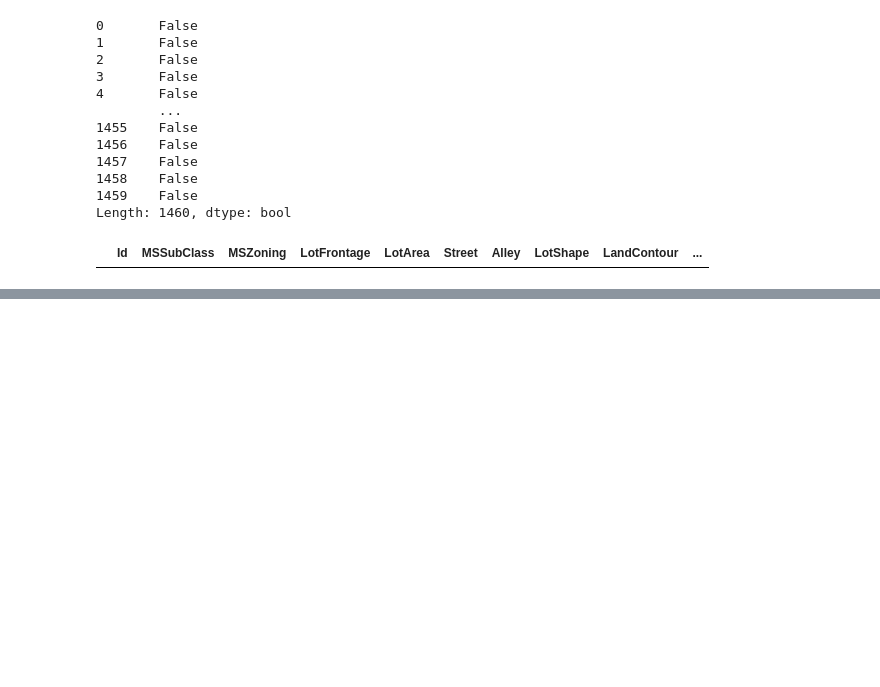
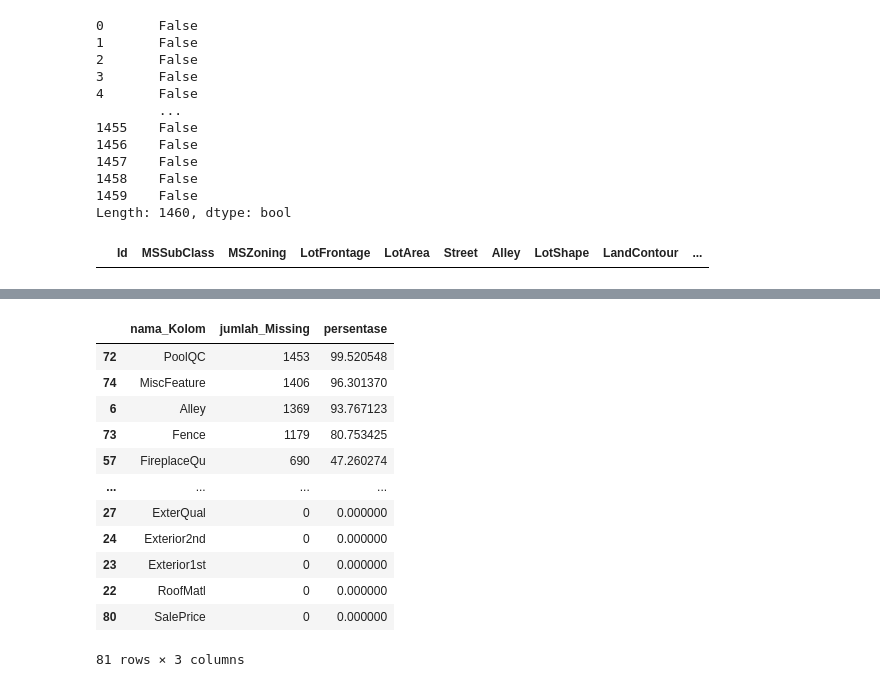
Before and after one commit to universeinme/Journal, a Jupyter notebook: python/hp-rat/processor.ipynb, the cells around one changed output, grey strips where cells are left out. Cells and saved outputs as stored; diff of their text form; code cells hidden in the pictures; blank space fills up the shorter version.

```diff
--- a/python/hp-rat/processor.ipynb
+++ b/python/hp-rat/processor.ipynb
@@ -66,0 +154,29 @@ df[df.duplicated()]
+# %%
+# 2. Membuat fungsi missing untuk mensortir missing values sebuah kolom agar mudah dibaca
+
+def cek_missing(df):
+    sum_nan = df.isna().sum().reset_index()
+    # rename nama kolom
+    sum_nan.columns = ['nama_Kolom', 'jumlah_Missing']
+    # membuat kolom persentase
+    sum_nan["persentase"] = sum_nan.jumlah_Missing/len(df)*100
+    return sum_nan.sort_values("persentase", ascending = False)
+missing = cek_missing(df)
+# %%
+# Eksekusi fungsi cek_missing dan melihat hasilnya
+
+missing
+# %% [output]
+|  | nama_Kolom | jumlah_Missing | persentase |
+| 72 | PoolQC | 1453 | 99.520548 |
+| 74 | MiscFeature | 1406 | 96.301370 |
+| 6 | Alley | 1369 | 93.767123 |
+| 73 | Fence | 1179 | 80.753425 |
+| 57 | FireplaceQu | 690 | 47.260274 |
+| ... | ... | ... | ... |
+| 27 | ExterQual | 0 | 0.000000 |
+| 24 | Exterior2nd | 0 | 0.000000 |
+| 23 | Exterior1st | 0 | 0.000000 |
+| 22 | RoofMatl | 0 | 0.000000 |
+| 80 | SalePrice | 0 | 0.000000 |
+81 rows × 3 columns
```
Also changed, not shown: parts of 13 cells of this notebook, 1 other file.
